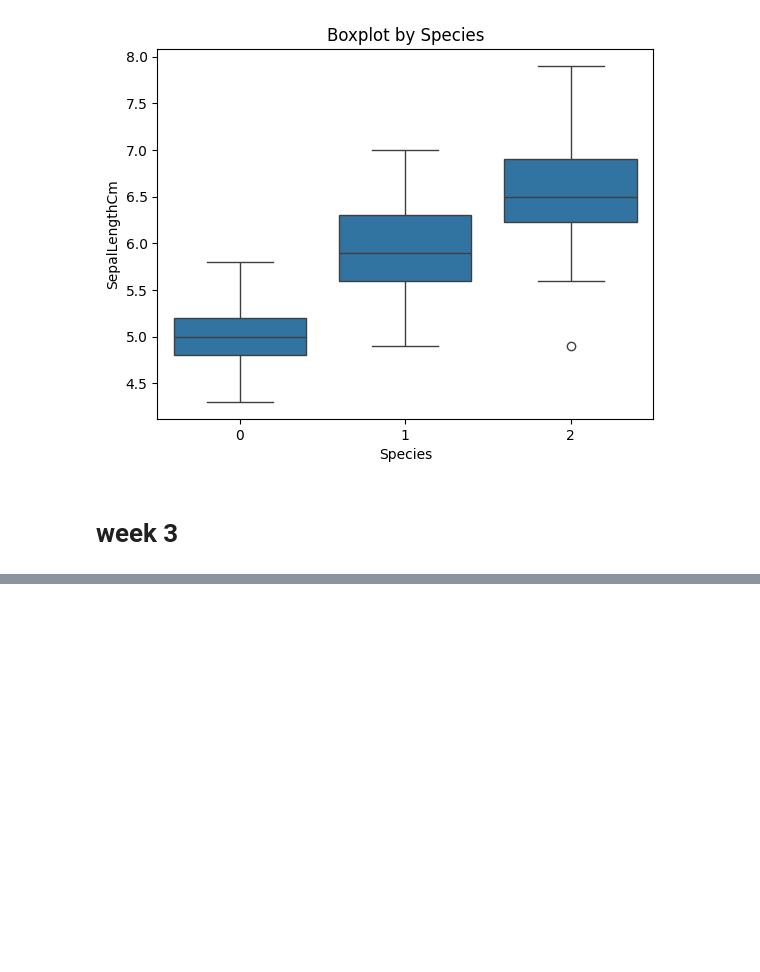
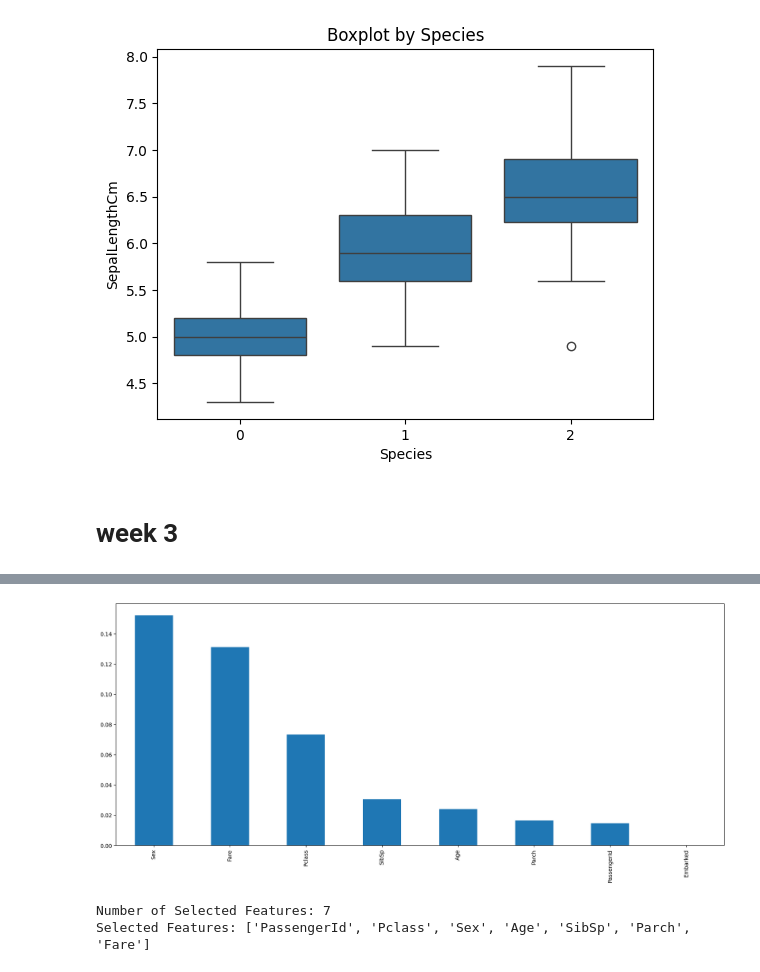
Before and after one commit to mekaviraj/ML_sem5, a Jupyter notebook: ml_lab_sem5.ipynb, the cells around one changed output, grey strips where cells are left out. Saved outputs shown, nothing was run; the diff lists cells and outputs as text; code cells hidden in the pictures; blank space fills up the shorter version.

```diff
--- a/ml_lab_sem5.ipynb
+++ b/ml_lab_sem5.ipynb
@@ -642,0 +698,3 @@ plt.show()
+# %%
+y = df['Survived']
+y # y ni predict cheyyali kada
@@ -642,0 +720,3 @@ plt.show()
+# %%
+X = df.drop(labels='Survived', axis=1)
+X
@@ -642,0 +737,19 @@ plt.show()
+# %%
+from sklearn.feature_selection import mutual_info_classif
+
+
+mi = mutual_info_classif(X.fillna(0), y)
+mi = pd.Series(mi)
+mi.index = X.columns
+mi.sort_values(ascending=False)
+mi.sort_values(ascending=False).plot.bar(figsize=(20, 8))
+plt.show()
+# %% [output]
+[figure, added]
+# %%
+selected_features = mi[mi > 0.0001].index.tolist()
+print(f"Number of Selected Features: {len(selected_features)}")
+print(f"Selected Features: {(selected_features)}")
+# %% [output]
+Number of Selected Features: 7
+Selected Features: ['PassengerId', 'Pclass', 'Sex', 'Age', 'SibSp', 'Parch', 'Fare']
```
Also changed, not shown: parts of 47 cells of this notebook.
